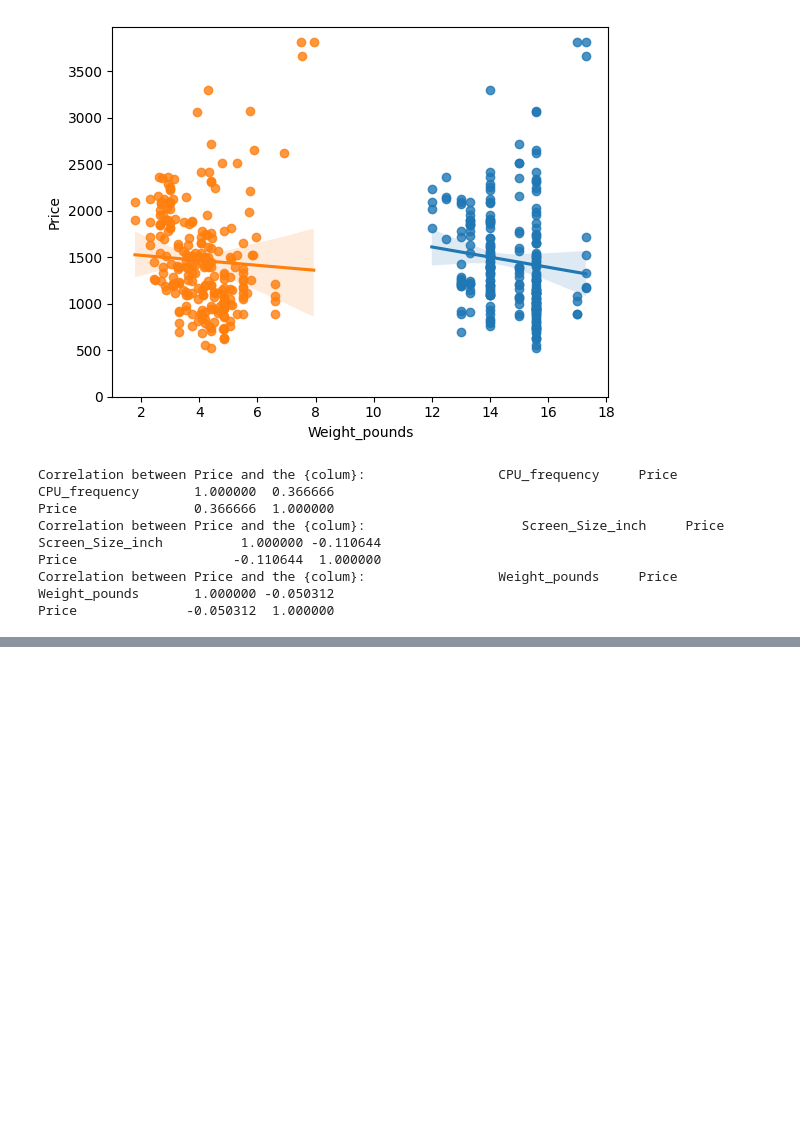
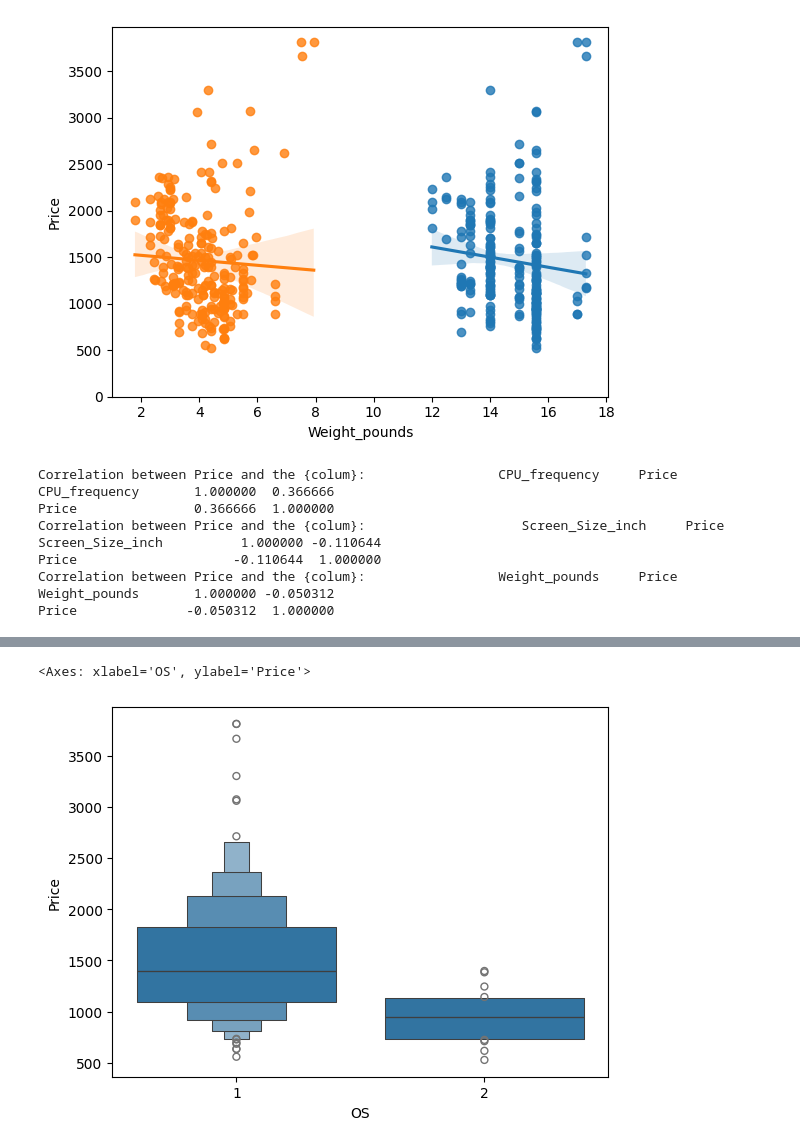
Before and after one commit to VishSeran/Data-Preprocessing-ML, a Jupyter notebook: LaptioPriceEDA.ipynb, the cells around one changed output, grey strips where cells are left out. Saved outputs shown, nothing was run; the diff lists cells and outputs as text; code cells hidden in the pictures; blank space fills up the shorter version.

```diff
--- a/LaptioPriceEDA.ipynb
+++ b/LaptioPriceEDA.ipynb
@@ -73,0 +87,5 @@ Price              -0.050312  1.000000
+# %%
+sns.boxenplot(data =df, x = 'OS', y ='Price')
+# %% [output]
+<Axes: xlabel='OS', ylabel='Price'>
+[figure, added]
```
Also changed, not shown: parts of 6 cells of this notebook.
